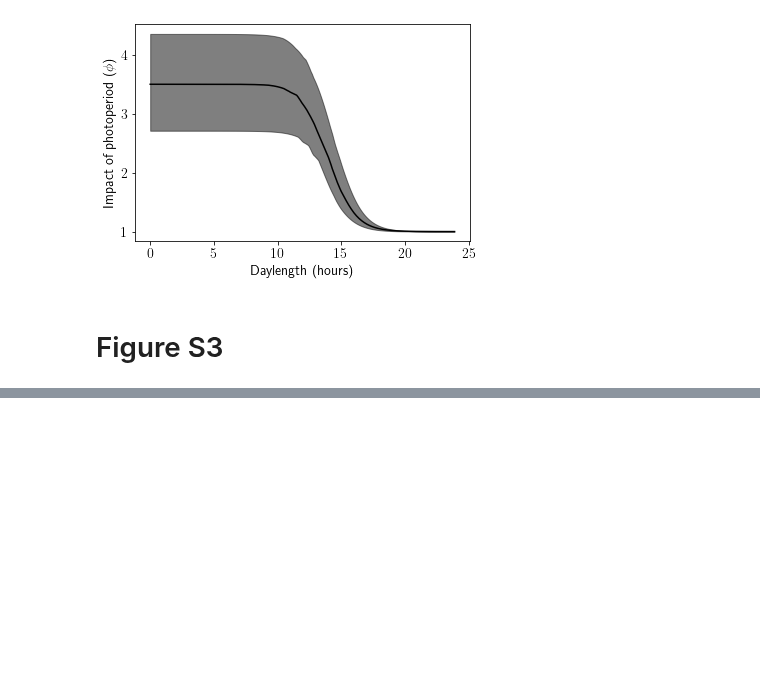
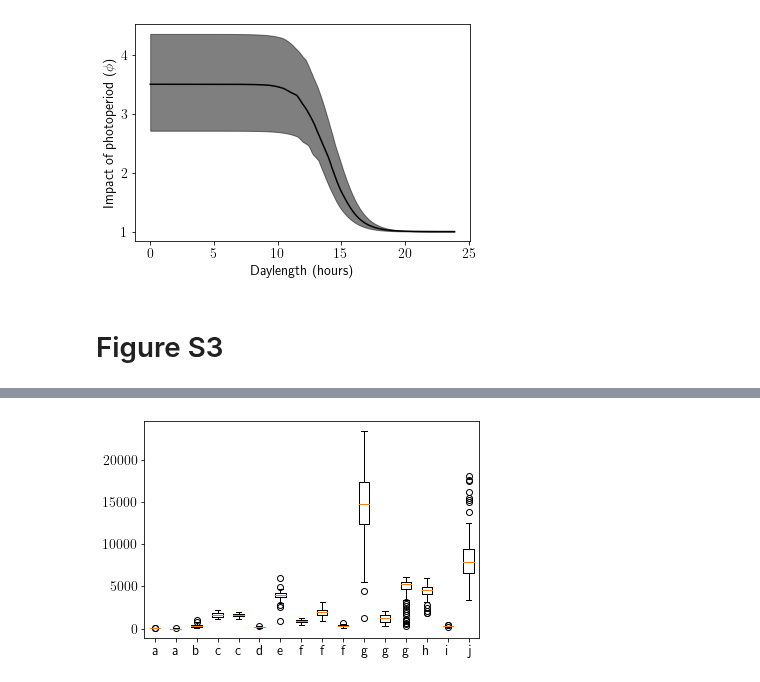
Before and after one commit to kerguler/sPop2-figures, a Jupyter notebook: figures_paper.ipynb, the cells around one changed output, grey strips where cells are left out. Drawn from its saved outputs; the diff is of its cells as text; code cells hidden in the pictures; blank space fills up the shorter version.

```diff
--- a/figures_paper.ipynb
+++ b/figures_paper.ipynb
@@ -334,0 +331,31 @@ for grp in allgroups:
+# %%
+def middle(x,y,ym):
+    tmp = numpy.where(y>ym)[0][0]
+    return x[tmp-1]+(x[tmp]-x[tmp-1])*(ym-y[tmp-1])/(y[tmp]-y[tmp-1])
+
+midobs = []
+maxobs = []
+midsim = []
+maxsim = []
+for g in range(len(allgroups)):
+    grp = allgroups[g]
+    midobs.append([])
+    maxobs.append([])
+    midsim.append([])
+    maxsim.append([])
+    for o in grp:
+        mP = numpy.max(obs[o]['P'])
+        mA = numpy.max(obs[o]['A'])
+        maxobs[g].append([mP,mA])
+        midobs[g].append([middle(obs[o]['days'],obs[o]['P'],0.5*mP), middle(obs[o]['days'],obs[o]['A'],0.5*mA)])
+        tm = numpy.arange(obs[o]['days'][-1]*model.TSCALE+1)/model.TSCALE
+        for pr in paramQ:
+            sm, ss = model.matchSim(obs[o],pr)
+            mP = numpy.max(ss[:,2])
+            mA = numpy.max(ss[:,3])
+            maxsim[g].append([mP, mA])
+            midsim[g].append([middle(tm,ss[:,2],0.5*mP), middle(tm,ss[:,3],0.5*mA)])
+midobs = numpy.array(midobs)
+maxobs = numpy.array(maxobs)
+midsim = numpy.array(midsim)
+maxsim = numpy.array(maxsim)
@@ -389,0 +452,14 @@ Deprecated in NumPy 1.20; for more details and guidance: https://numpy.org/devdo
+# %%
+glabels = numpy.array(['g','g','e','c','a','a','b','f','i','h','j','d','c','f','f','g'])
+reorder = numpy.array([4,5,6,3,12,11,2,7,13,14,0,1,15,9,8,10])
+ret = []
+for o in reorder:
+    score = model.getScores([obs[o]])
+    ret.append([score(pr) for pr in paramP])
+ret = numpy.array(ret)
+# %%
+plt.boxplot(ret.T)
+plt.xticks(numpy.arange(len(glabels))+1, glabels[reorder])
+plt.show()
+# %% [output]
+[figure, added]
```
Also changed, not shown: parts of 4 cells of this notebook, 2 other files.
